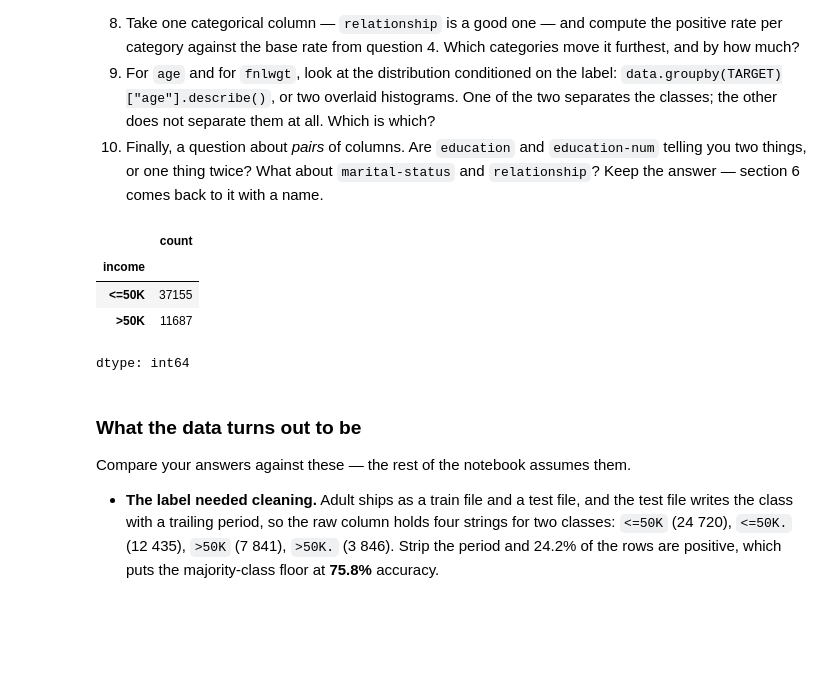
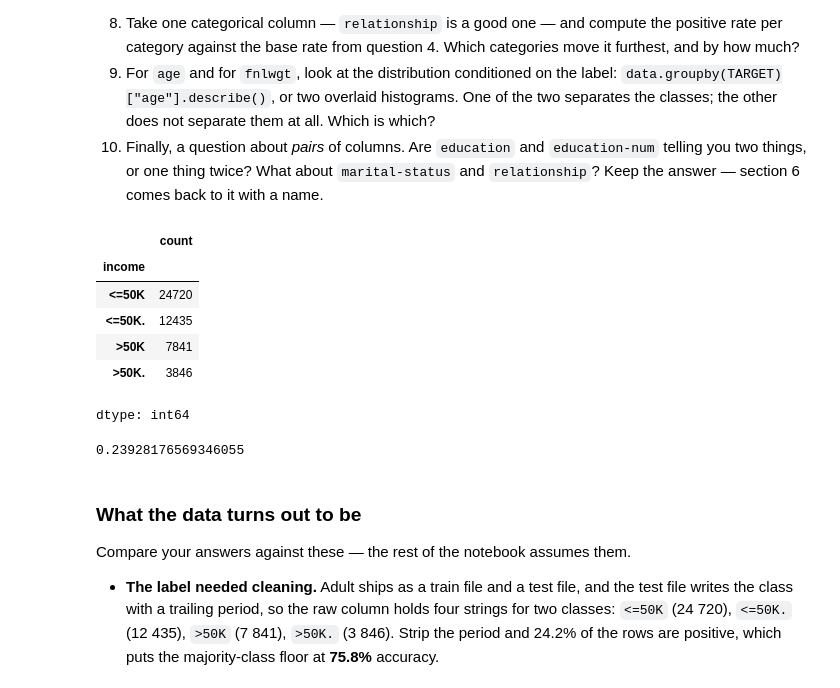
Before and after one commit to Alfasamec3D/Google-Colab, a Jupyter notebook: contest/naive_bayes_mixed/assignment_naive_bayes__en.ipynb, the cells around one changed output. Cells and saved outputs as stored; diff of their text form; code cells hidden in the pictures; blank space fills up the shorter version.

```diff
--- a/contest/naive_bayes_mixed/assignment_naive_bayes__en.ipynb
+++ b/contest/naive_bayes_mixed/assignment_naive_bayes__en.ipynb
@@ -127,19 +156,24 @@ follow, one cell per block, and keep the numbers, because the next sections read
 # %%
 # B — the target, and the holes.
 # 3. How many distinct label strings does `data[TARGET]` hold, and why more than two?
 # 4. The positive share after cleaning, and the majority-class floor.
 # 5. `data.isna().sum()`, the number of rows with at least one gap, and that as a percentage.
 display(data[TARGET].value_counts())
 data[TARGET]=data[TARGET].str.rstrip('.')
 
+positive_share=(data[TARGET]=='>50K').mean()
+print(positive_share)
 
 # YOUR CODE HERE
 # %% [output]
 |  | count |
 | income |  |
-| <=50K | 37155 |
-| >50K | 11687 |
+| <=50K | 24720 |
+| <=50K. | 12435 |
+| >50K | 7841 |
+| >50K. | 3846 |
 dtype: int64
+0.23928176569346055
 # %%
 # C — the numeric columns.
 # 6. `data.describe()`; the range of `fnlwgt`; the zero share of `capital-gain`; a histogram of each.
```
Also changed, not shown: parts of 2 cells of this notebook.
